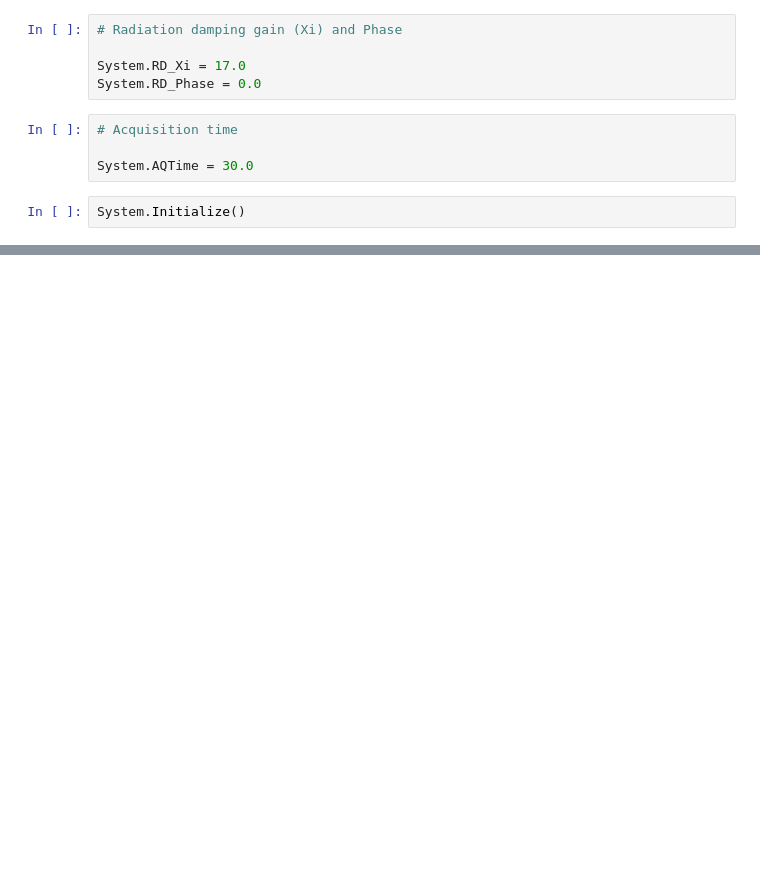
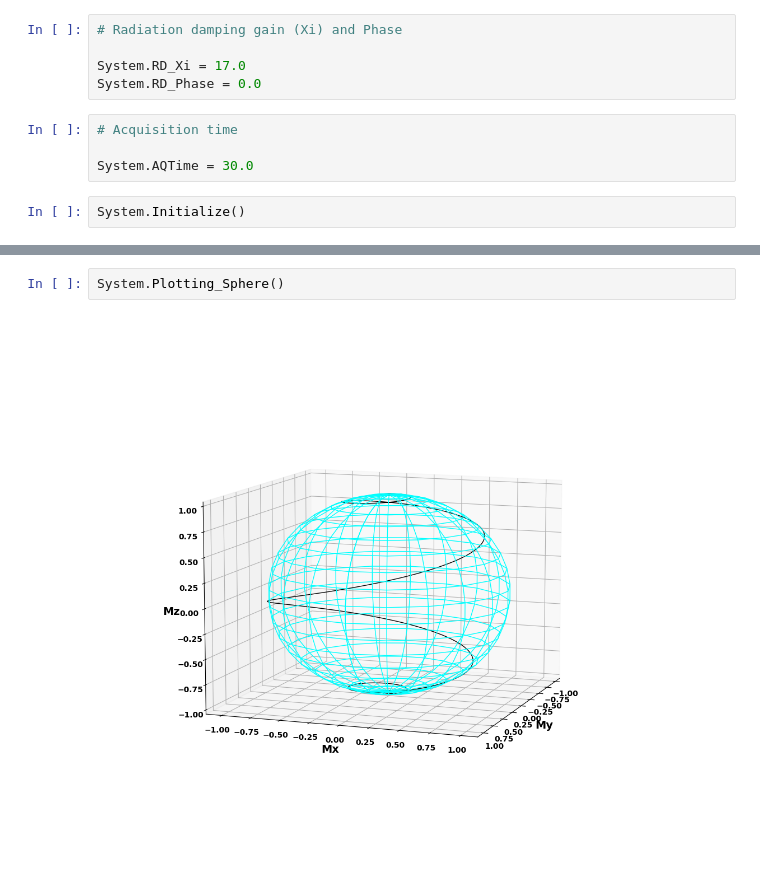
Before and after one commit to VThalakottoor/PyOR, a Jupyter notebook: Examples/Maxwell_Bloch_Simulations/Radiation_Damping.ipynb, the cells around one changed output, grey strips where cells are left out. Drawn from its saved outputs; the diff is of its cells as text; blank space fills up the shorter version.

```diff
--- a/Examples/Maxwell_Bloch_Simulations/Radiation_Damping.ipynb
+++ b/Examples/Maxwell_Bloch_Simulations/Radiation_Damping.ipynb
@@ -70,0 +71,4 @@ System.Ploting_Spectrum()
+# %%
+System.Plotting_Sphere()
+# %% [output]
+[figure, added]
```
Also changed, not shown: parts of 5 cells of this notebook, 4 other files.
